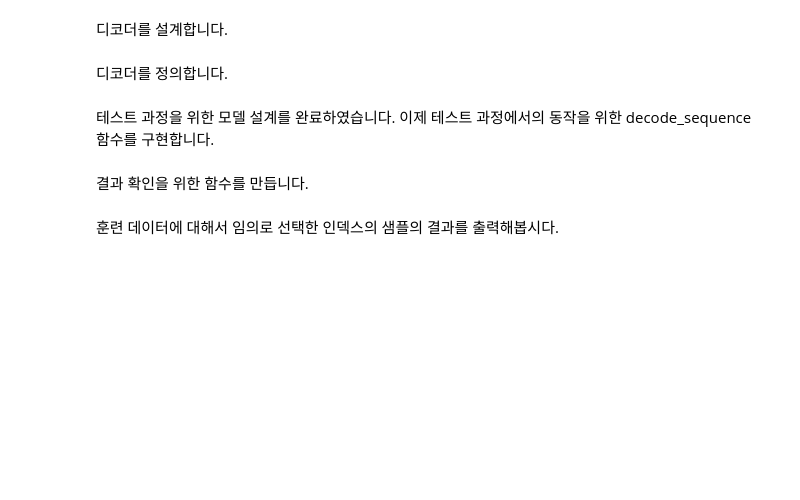
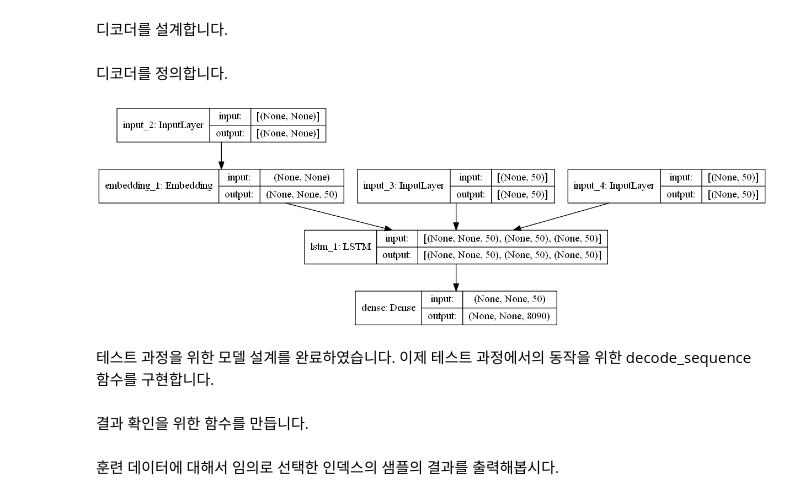
Before and after one commit to imguru-mooc/nlp_nighttime, a Jupyter notebook: nlp_4_source/5_기계번역.ipynb, the cells around one changed output. Drawn from its saved outputs; the diff is of its cells as text; code cells hidden in the pictures; blank space fills up the shorter version.

```diff
--- a/nlp_4_source/5_기계번역.ipynb
+++ b/nlp_4_source/5_기계번역.ipynb
@@ -731,7 +746,10 @@ decoder_outputs2 = decoder_dense(decoder_outputs2)
 # %%
 decoder_model = Model(
     [decoder_inputs] + decoder_states_inputs,
     [decoder_outputs2] + decoder_states2)
+keras.utils.plot_model(decoder_model, "decoder_model.png", show_shapes=True)
+# %% [output]
+[figure, added]
 # %% [markdown]
 테스트 과정을 위한 모델 설계를 완료하였습니다. 이제 테스트 과정에서의 동작을 위한 decode_sequence 함수를 구현합니다.
 # %%
```
Also changed, not shown: parts of 16 cells of this notebook, 1 other file.
